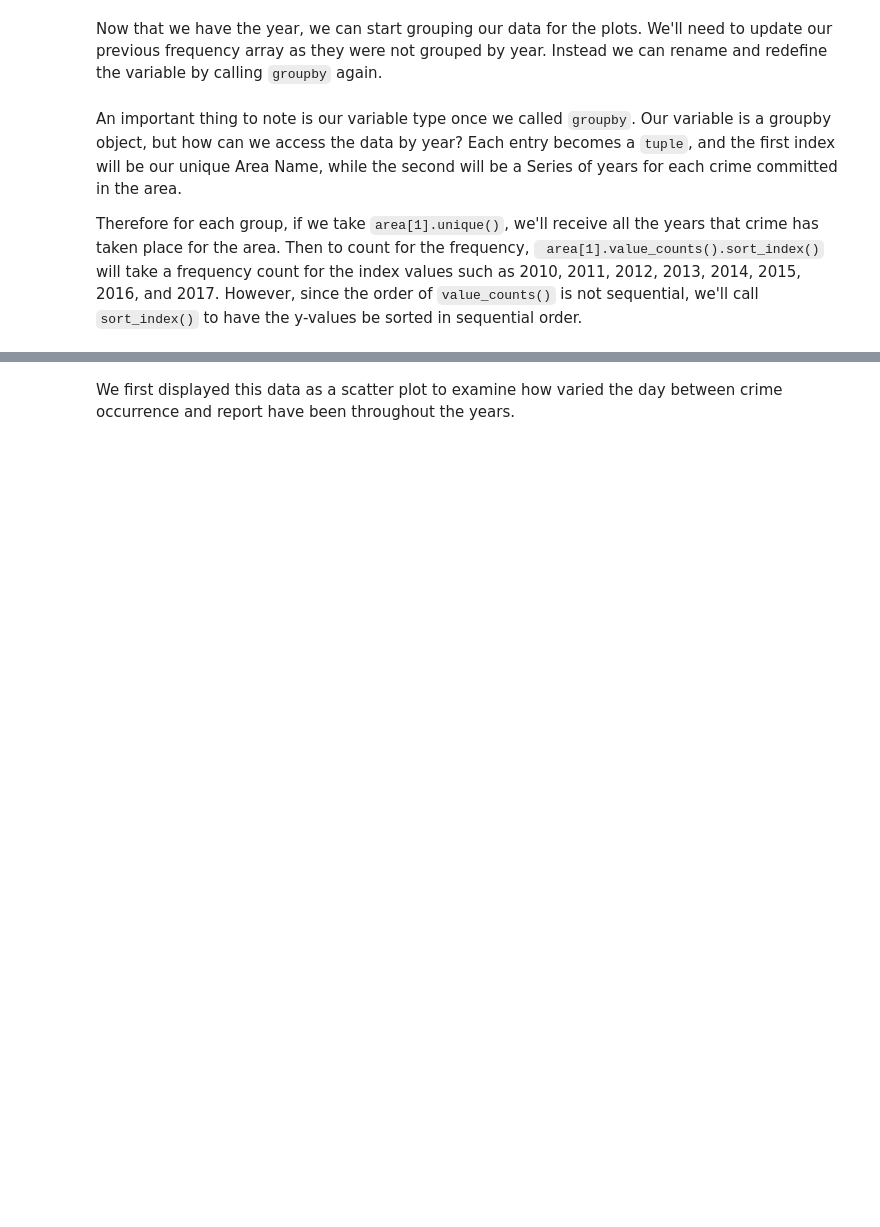
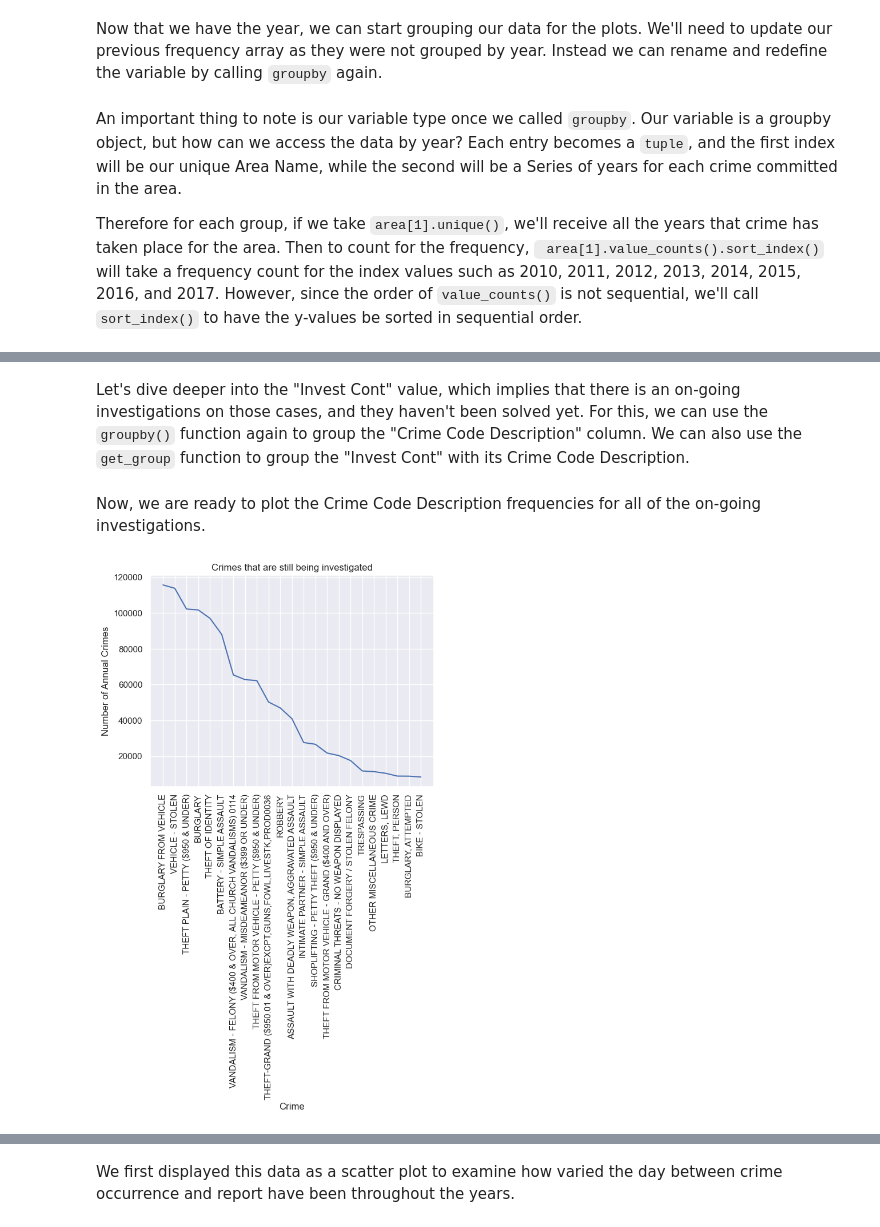
Before and after one commit to asd333333/asd333333.github.io, a Jupyter notebook: Final Project.ipynb, the cells around one changed output, grey strips where cells are left out. Saved outputs shown, nothing was run; the diff lists cells and outputs as text; code cells hidden in the pictures; blank space fills up the shorter version.

```diff
--- a/Final Project.ipynb
+++ b/Final Project.ipynb
@@ -216,0 +298,22 @@ for area in area_crimes:
+# %% [markdown]
+Let's dive deeper into the "Invest Cont" value, which implies that there is an on-going investigations on those cases, and they haven't been solved yet. For this, we can use the `groupby()` function again to group the "Crime Code Description" column. We can also use the `get_group` function to group the "Invest Cont" with its Crime Code Description.
+# %%
+#For each status that is "Invest Continues", graph the frequency of types of crime
+status_crimes = sorted_crime_data.groupby(sorted_crime_data['Status Description'])['Crime Code Description']
+
+inv_cont = status_crimes.get_group("Invest Cont")
+# %% [markdown]
+Now, we are ready to plot the Crime Code Description frequencies for all of the on-going investigations.
+# %%
+new_data = list(filter(lambda x: x > 8000, inv_cont.value_counts()))
+x_val = inv_cont.value_counts().index[:len(new_data)]
+plt.figure()
+
+plt.title("Crimes that are still being investigated")
+plt.xlabel('Crime')
+plt.ylabel('Number of Annual Crimes')
+plt.xticks(rotation=90)
+plt.plot(x_val, new_data)
+plt.show()
+# %% [output]
+[figure, added]
```
Also changed, not shown: parts of 41 cells of this notebook.
